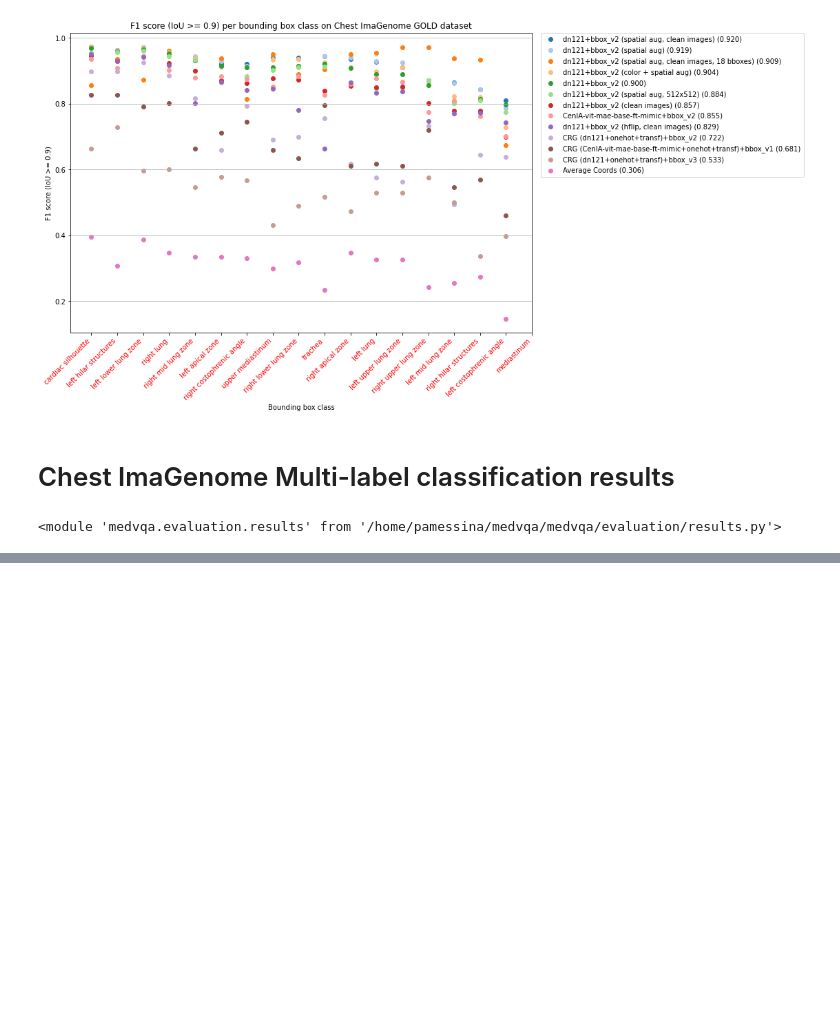
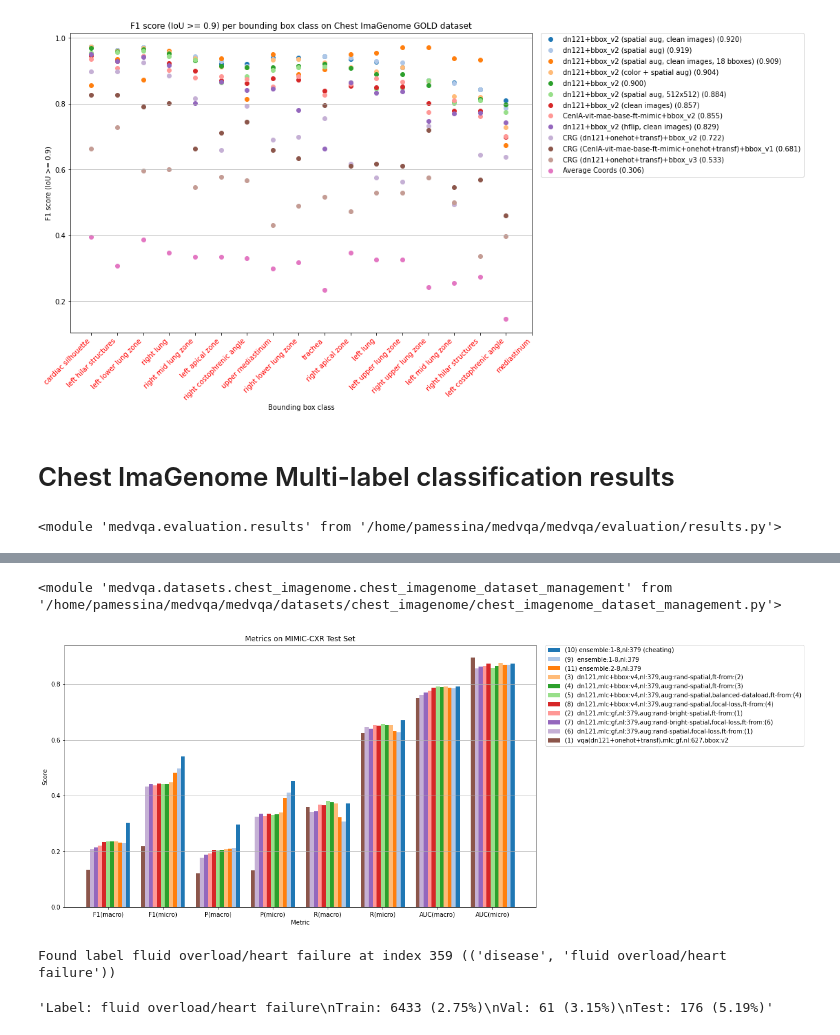
Before and after one commit to PabloMessina/MedVQA, a Jupyter notebook: medvqa/notebooks/Results Summary.ipynb, the cells around one changed output, grey strips where cells are left out. Drawn from its saved outputs; the diff is of its cells as text; code cells hidden in the pictures; blank space fills up the shorter version.

```diff
--- a/medvqa/notebooks/Results Summary.ipynb
+++ b/medvqa/notebooks/Results Summary.ipynb
@@ -1134,0 +1198,8 @@ Index(['metrics_path', 'num_labels', 'acc', 'f1(macro)', 'p(macro)',
+# %%
+reload(medvqa.evaluation.visual_module)
+reload(medvqa.evaluation.results)
+reload(medvqa.evaluation.plots)
+reload(medvqa.datasets.mimiccxr)
+reload(medvqa.datasets.chest_imagenome.chest_imagenome_dataset_management)
+# %% [output]
+<module 'medvqa.datasets.chest_imagenome.chest_imagenome_dataset_management' from '/home/pamessina/medvqa/medvqa/datasets/chest_imagenome/chest_imagenome_dataset_management.py'>
@@ -1134,0 +1209,53 @@ Index(['metrics_path', 'num_labels', 'acc', 'f1(macro)', 'p(macro)',
+# %%
+plot_multilabel_classification_metrics(
+    metrics_paths=[
+        df_mlc_chstimgn.loc[(df_mlc_chstimgn['timestamp'] == '20230208_231030')].iloc[0]['metrics_path'],
+        df_mlc_chstimgn.loc[(df_mlc_chstimgn['timestamp'] == '20230302_221214')].iloc[0]['metrics_path'],
+        df_mlc_chstimgn.loc[(df_mlc_chstimgn['timestamp'] == '20230303_064112')].iloc[0]['metrics_path'],
+        df_mlc_chstimgn.loc[(df_mlc_chstimgn['timestamp'] == '20230304_140940')].iloc[0]['metrics_path'],
+        df_mlc_chstimgn.loc[(df_mlc_chstimgn['timestamp'] == '20230313_145330')].iloc[0]['metrics_path'],
+        df_mlc_chstimgn.loc[(df_mlc_chstimgn['timestamp'] == '20230314_073645')].iloc[0]['metrics_path'],
+        df_mlc_chstimgn.loc[(df_mlc_chstimgn['timestamp'] == '20230314_110248')].iloc[0]['metrics_path'],
+        df_mlc_chstimgn.loc[(df_mlc_chstimgn['timestamp'] == '20230314_122703')].iloc[0]['metrics_path'],
+        df_mlc_chstimgn.loc[(df_mlc_chstimgn['timestamp'] == '20230315_142409')].iloc[0]['metrics_path'],
+        df_mlc_chstimgn.loc[(df_mlc_chstimgn['timestamp'] == '20230315_143409')].iloc[0]['metrics_path'],
+        df_mlc_chstimgn.loc[(df_mlc_chstimgn['timestamp'] == '20230315_143905')].iloc[0]['metrics_path'],
+    ],
+    method_aliases=[
+        '(1)  vqa(dn121+onehot+transf),mlc:gf,nl:627,bbox:v2',
+        '(2)  dn121,mlc:gf,nl:379,aug:rand-bright-spatial,ft-from:(1)',
+        '(3)  dn121,mlc+bbox:v4,nl:379,aug:rand-spatial,ft-from:(2)',
+        '(4)  dn121,mlc+bbox:v4,nl:379,aug:rand-spatial,ft-from:(3)',
+        '(5)  dn121,mlc+bbox:v4,nl:379,aug:rand-spatial,balanced-dataload,ft-from:(4)',
+        '(6)  dn121,mlc:gf,nl:379,aug:rand-spatial,focal-loss,ft-from:(1)',
+        '(7)  dn121,mlc:gf,nl:379,aug:rand-bright-spatial,focal-loss,ft-from:(6)',
+        '(8)  dn121,mlc+bbox:v4,nl:379,aug:rand-spatial,focal-loss,ft-from:(4)',
+        '(9)  ensemble:1-8,nl:379',
+        '(10) ensemble:1-8,nl:379 (cheating)',
+        '(11) ensemble:2-8,nl:379',
+    ],
+    metric_aliases=[
+        'F1(macro)',
+        'F1(micro)',
+        'P(macro)',
+        'P(micro)',
+        'R(macro)',
+        'R(micro)',
+        'AUC(macro)',
+        'AUC(micro)',
+    ],
+    metric_getters=[
+        lambda x:x[MetricNames.CHESTIMAGENOMELABEL_PRF1]['f1_macro_avg'],
+        lambda x:x[MetricNames.CHESTIMAGENOMELABEL_PRF1]['f1_micro_avg'],
+        lambda x:x[MetricNames.CHESTIMAGENOMELABEL_PRF1]['p_macro_avg'],
+        lambda x:x[MetricNames.CHESTIMAGENOMELABEL_PRF1]['p_micro_avg'],
+        lambda x:x[MetricNames.CHESTIMAGENOMELABEL_PRF1]['r_macro_avg'],
+        lambda x:x[MetricNames.CHESTIMAGENOMELABEL_PRF1]['r_micro_avg'],
+        lambda x:x[MetricNames.CHESTIMAGENOMELABELAUC]['macro_avg'],
+        lambda x:x[MetricNames.CHESTIMAGENOMELABELAUC]['micro_avg'],
+    ],
+    dataset_name='MIMIC-CXR Test Set',
+    figsize=(14, 8),
+)
+# %% [output]
+[figure, added]
@@ -1134,0 +1264,6 @@ Index(['metrics_path', 'num_labels', 'acc', 'f1(macro)', 'p(macro)',
+# %%
+get_train_val_test_summary_text_for_label(
+    'fluid overload/heart failure', 'labels(min_freq=1000).pkl', 'imageId2labels(min_freq=1000).pkl')
+# %% [output]
+Found label fluid overload/heart failure at index 359 (('disease', 'fluid overload/heart failure'))
+'Label: fluid overload/heart failure\nTrain: 6433 (2.75%)\nVal: 61 (3.15%)\nTest: 176 (5.19%)'
```
Also changed, not shown: parts of 28 cells of this notebook, 25 other files.
